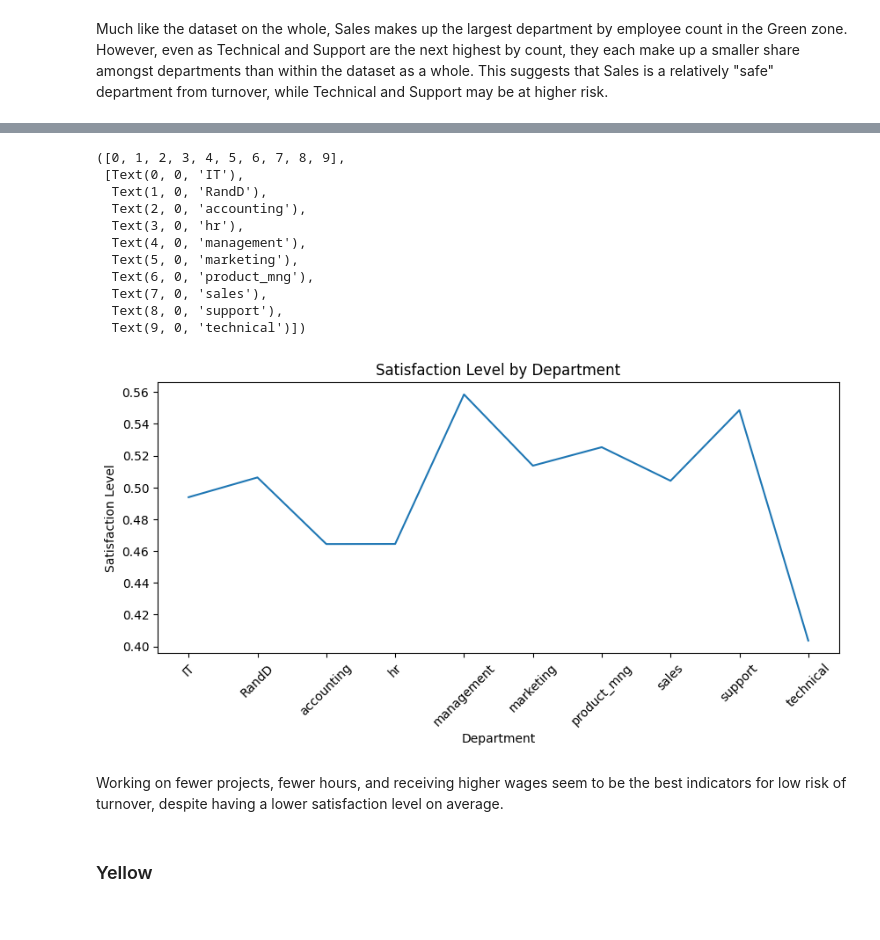
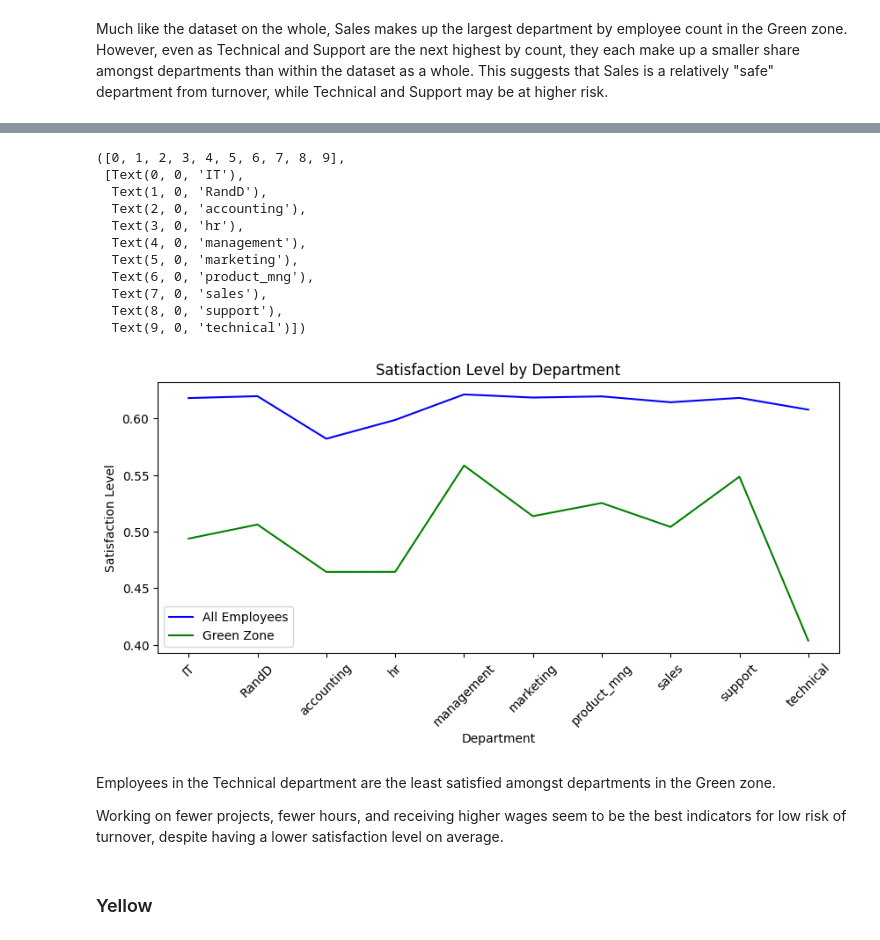
Before and after one commit to kitsbits/aiml, a Jupyter notebook: ml-core/project/ml_project.ipynb, the cells around one changed output, grey strips where cells are left out. Saved outputs shown, nothing was run; the diff lists cells and outputs as text; code cells hidden in the pictures.

```diff
--- a/ml-core/project/ml_project.ipynb
+++ b/ml-core/project/ml_project.ipynb
@@ -769,24 +850,37 @@ print(f"// avg monthly hours (green zone): {green_zone['average_montly_hours'].m
 # %%
 plt.figure(figsize=(10, 4))
-sns.lineplot(green_zone.groupby("department")["satisfaction_level"].mean())
+sns.lineplot(
+    df.groupby("department")["satisfaction_level"].mean(),
+    legend="brief",
+    label="All Employees",
+    color="blue",
+)
+sns.lineplot(
+    green_zone.groupby("department")["satisfaction_level"].mean(),
+    legend="brief",
+    label="Green Zone",
+    color="green",
+)
 plt.title("Satisfaction Level by Department")
 plt.xlabel("Department")
 plt.ylabel("Satisfaction Level")
 plt.xticks(rotation=45)
 # %% [output]
 ([0, 1, 2, 3, 4, 5, 6, 7, 8, 9],
  [Text(0, 0, 'IT'),
   Text(1, 0, 'RandD'),
   Text(2, 0, 'accounting'),
   Text(3, 0, 'hr'),
   Text(4, 0, 'management'),
   Text(5, 0, 'marketing'),
   Text(6, 0, 'product_mng'),
   Text(7, 0, 'sales'),
   Text(8, 0, 'support'),
   Text(9, 0, 'technical')])
-[figure, old version]
+[figure, new version]
 # %% [markdown]
+Employees in the Technical department are the least satisfied amongst departments in the Green zone.
+
 Working on fewer projects, fewer hours, and receiving higher wages seem to be the best indicators for low risk of turnover, despite having a lower satisfaction level on average.
 # %% [markdown]
 ### Yellow
```
Also changed, not shown: parts of 38 cells of this notebook, 1 other file.
